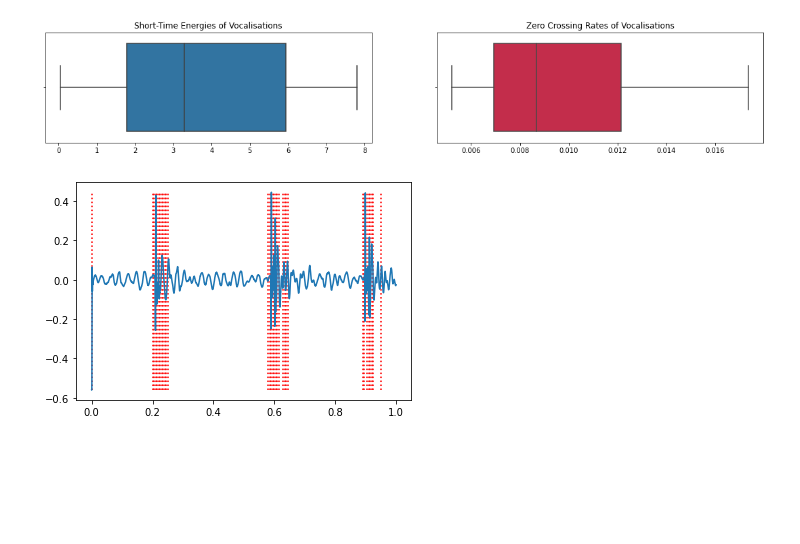
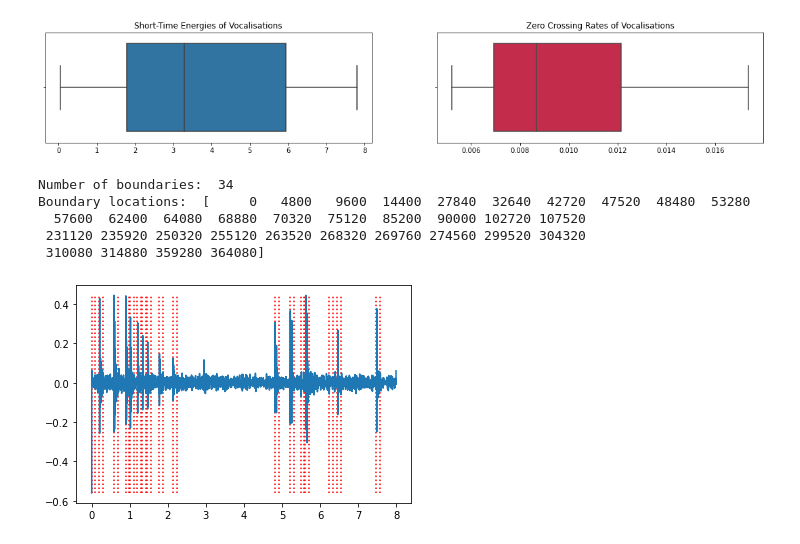
Before and after one commit to vkoil/pempheris-adspersa-alphabetisation, a Jupyter notebook: segmentation.ipynb, the cells around one changed output. Cells and saved outputs as stored; diff of their text form; code cells hidden in the pictures; blank space fills up the shorter version.

```diff
--- a/segmentation.ipynb
+++ b/segmentation.ipynb
@@ -212,11 +239,17 @@ plt.show()
 # %% [output]
 [figure]
 # %%
-boundaries_ezcr = energy_zcr_vad(sample, 0.01, 0.005)
-# print("Number of boundaries: ", len(boundaries_ezcr))
-# print("Boundary locations: ", boundaries_ezcr)
+boundaries_ezcr = energy_zcr_vad(sample, 0.01, 0.005, low_energy=1.0, low_zcr=0.003, high_energy=1.2, high_zcr=0.0055)
+print("Number of boundaries: ", len(boundaries_ezcr))
+print("Boundary locations: ", boundaries_ezcr)
+# %% [output]
+Number of boundaries:  34
+Boundary locations:  [     0   4800   9600  14400  27840  32640  42720  47520  48480  53280
+  57600  62400  64080  68880  70320  75120  85200  90000 102720 107520
+ 231120 235920 250320 255120 263520 268320 269760 274560 299520 304320
+ 310080 314880 359280 364080]
 # %%
-subsig_ezcr, subbounds_ezcr = signal_splice(sample, 0, 1, sr, boundaries_ezcr)
+subsig_ezcr, subbounds_ezcr = signal_splice(sample, 0, 8, sr, boundaries_ezcr)
 plot_boundaries_on_signal(subsig_ezcr, subbounds_ezcr, sr)
 # %% [output]
-[figure, old version]
+[figure, new version]
```
Also changed, not shown: parts of 5 cells of this notebook.
